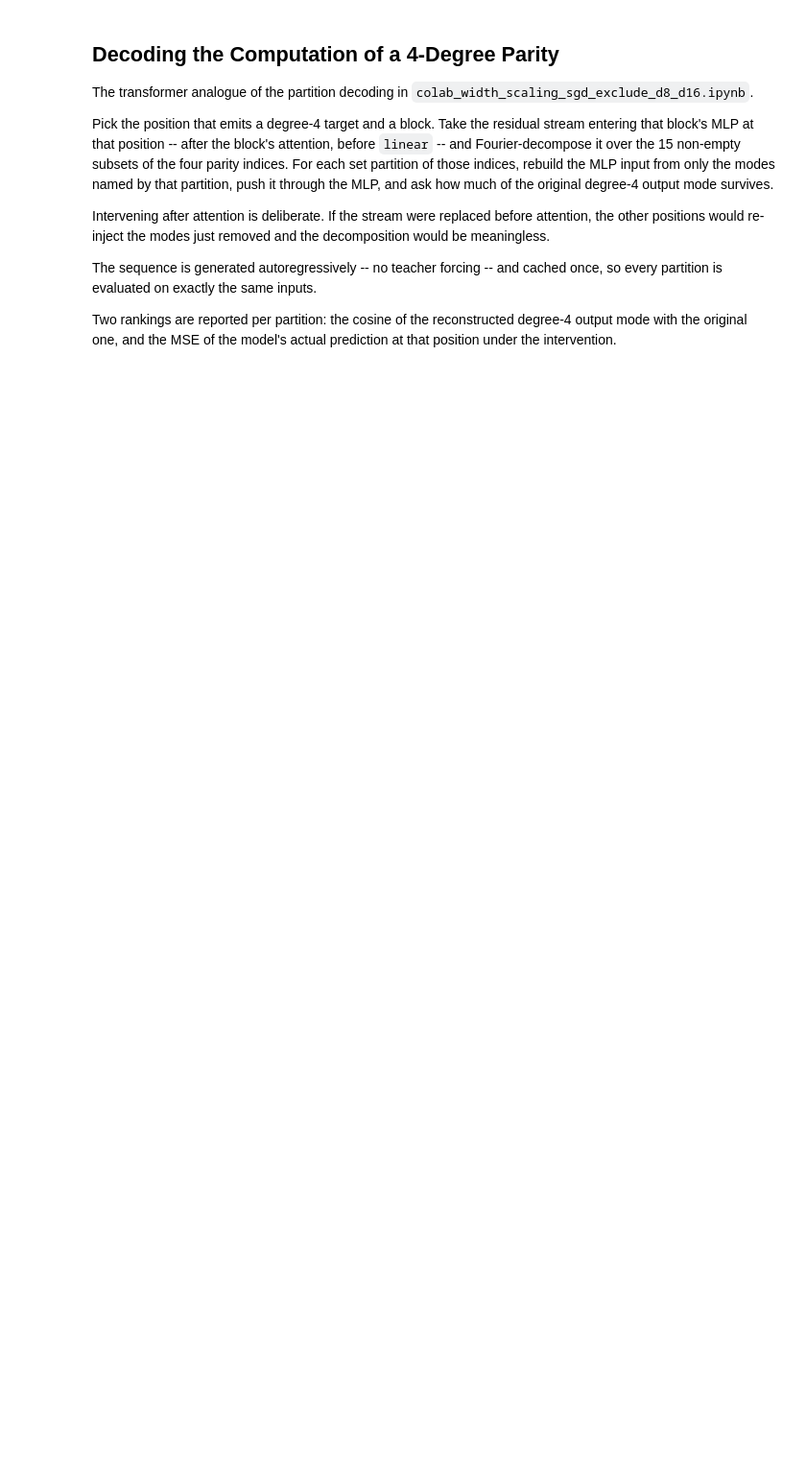
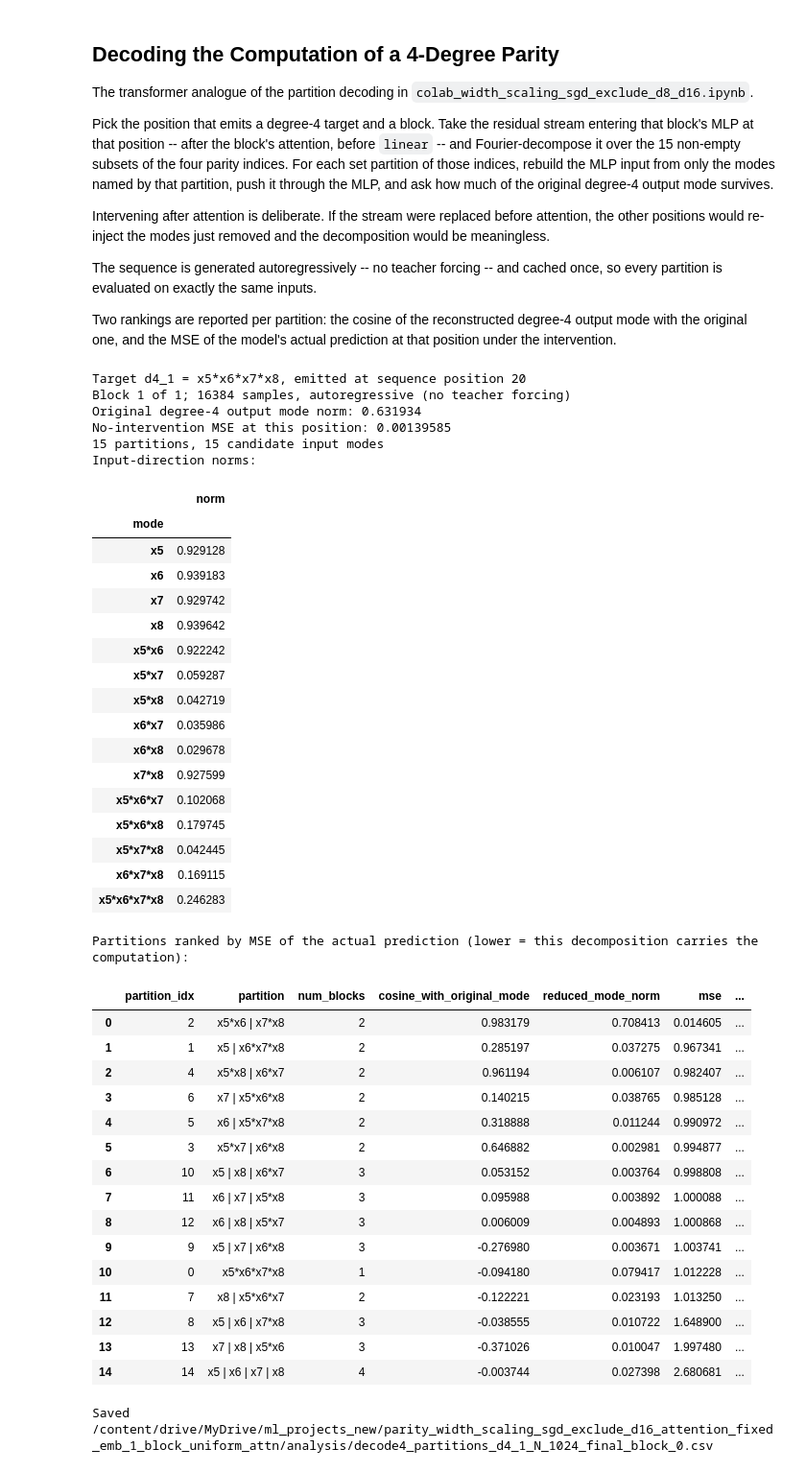
Before and after one commit to labofdoubt/feature-learning-parity-task, a Jupyter notebook: notebooks/colab_width_scaling_sgd_attention copy.ipynb, the cells around one changed output. Shown at 96% size. Saved outputs shown, nothing was run; the diff lists cells and outputs as text; code cells hidden in the pictures; blank space fills up the shorter version.

```diff
--- a/notebooks/colab_width_scaling_sgd_attention copy.ipynb
+++ b/notebooks/colab_width_scaling_sgd_attention copy.ipynb
@@ -1199,7 +1320,7 @@ import itertools
 import pandas as pd
 import torch.nn.functional as F
 
-DECODE4_TARGET = "d4_0"  # Which degree-4 target's position to decode.
+DECODE4_TARGET = "d4_1"  # Which degree-4 target's position to decode.
 DECODE4_BLOCK_IDX = 0  # Block whose MLP input is decomposed.
 DECODE4_NUM_SAMPLES = 8_192 * 2
 DECODE4_SEED = 0
@@ -1396,33 +1517,75 @@ with torch.no_grad():
                 "cosine_with_original_mode": float(
                     F.cosine_similarity(
                         reduced_mode.unsqueeze(0), decode4_full_mode.unsqueeze(0), dim=1, eps=DECODE4_EPS
                     )
                 ),
                 "reduced_mode_norm": float(reduced_mode.norm()),
                 "mse": squared_error / decode4_seen,
             }
         )
 
 decode4_df = pd.DataFrame(rows)
 decode4_df["cosine_times_norm"] = (
     decode4_df["cosine_with_original_mode"] * decode4_df["reduced_mode_norm"]
 )
 decode4_df["no_intervention_mse"] = decode4_baseline_mse
 decode4_df = decode4_df.sort_values("mse").reset_index(drop=True)
 
 print("\nPartitions ranked by MSE of the actual prediction (lower = this decomposition "
       "carries the computation):")
 with pd.option_context("display.max_columns", None, "display.width", 220):
     display(decode4_df.round(6))
 
 if DECODE4_SAVE:
     decode4_path = (
         ANALYSIS_DIR
         / f"decode4_partitions_{DECODE4_TARGET}_N_{ATTN_N}_{attn_checkpoint_label}"
         f"_block_{DECODE4_BLOCK_IDX}.csv"
     )
     decode4_df.to_csv(decode4_path, index=False)
     print(f"Saved {decode4_path}")
+# %% [output]
+Target d4_1 = x5*x6*x7*x8, emitted at sequence position 20
+Block 1 of 1; 16384 samples, autoregressive (no teacher forcing)
+Original degree-4 output mode norm: 0.631934
+No-intervention MSE at this position: 0.00139585
+15 partitions, 15 candidate input modes
+Input-direction norms:
+|  | norm |
+| mode |  |
+| x5 | 0.929128 |
+| x6 | 0.939183 |
+| x7 | 0.929742 |
+| x8 | 0.939642 |
+| x5*x6 | 0.922242 |
+| x5*x7 | 0.059287 |
+| x5*x8 | 0.042719 |
+| x6*x7 | 0.035986 |
+| x6*x8 | 0.029678 |
+| x7*x8 | 0.927599 |
+| x5*x6*x7 | 0.102068 |
+| x5*x6*x8 | 0.179745 |
+| x5*x7*x8 | 0.042445 |
+| x6*x7*x8 | 0.169115 |
+| x5*x6*x7*x8 | 0.246283 |
+Partitions ranked by MSE of the actual prediction (lower = this decomposition carries the computation):
+|  | partition_idx | partition | num_blocks | cosine_with_original_mode | reduced_mode_norm | mse | ... |
+| 0 | 2 | x5*x6 | x7*x8 | 2 | 0.983179 | 0.708413 | 0.014605 | ... |
+| 1 | 1 | x5 | x6*x7*x8 | 2 | 0.285197 | 0.037275 | 0.967341 | ... |
+| 2 | 4 | x5*x8 | x6*x7 | 2 | 0.961194 | 0.006107 | 0.982407 | ... |
+| 3 | 6 | x7 | x5*x6*x8 | 2 | 0.140215 | 0.038765 | 0.985128 | ... |
+| 4 | 5 | x6 | x5*x7*x8 | 2 | 0.318888 | 0.011244 | 0.990972 | ... |
+| 5 | 3 | x5*x7 | x6*x8 | 2 | 0.646882 | 0.002981 | 0.994877 | ... |
+| 6 | 10 | x5 | x8 | x6*x7 | 3 | 0.053152 | 0.003764 | 0.998808 | ... |
+| 7 | 11 | x6 | x7 | x5*x8 | 3 | 0.095988 | 0.003892 | 1.000088 | ... |
+| 8 | 12 | x6 | x8 | x5*x7 | 3 | 0.006009 | 0.004893 | 1.000868 | ... |
+| 9 | 9 | x5 | x7 | x6*x8 | 3 | -0.276980 | 0.003671 | 1.003741 | ... |
+| 10 | 0 | x5*x6*x7*x8 | 1 | -0.094180 | 0.079417 | 1.012228 | ... |
+| 11 | 7 | x8 | x5*x6*x7 | 2 | -0.122221 | 0.023193 | 1.013250 | ... |
+| 12 | 8 | x5 | x6 | x7*x8 | 3 | -0.038555 | 0.010722 | 1.648900 | ... |
+| 13 | 13 | x7 | x8 | x5*x6 | 3 | -0.371026 | 0.010047 | 1.997480 | ... |
+| 14 | 14 | x5 | x6 | x7 | x8 | 4 | -0.003744 | 0.027398 | 2.680681 | ... |
+Saved /content/drive/MyDrive/ml_projects_new/parity_width_scaling_sgd_exclude_d16_attention_fixed_emb_1_block_uniform_attn/analysis/decode4_partitions_d4_1_N_1024_final_block_0.csv
 # %%
 import matplotlib.pyplot as plt
 
```
Also changed, not shown: parts of 14 cells of this notebook, 1 other file.
